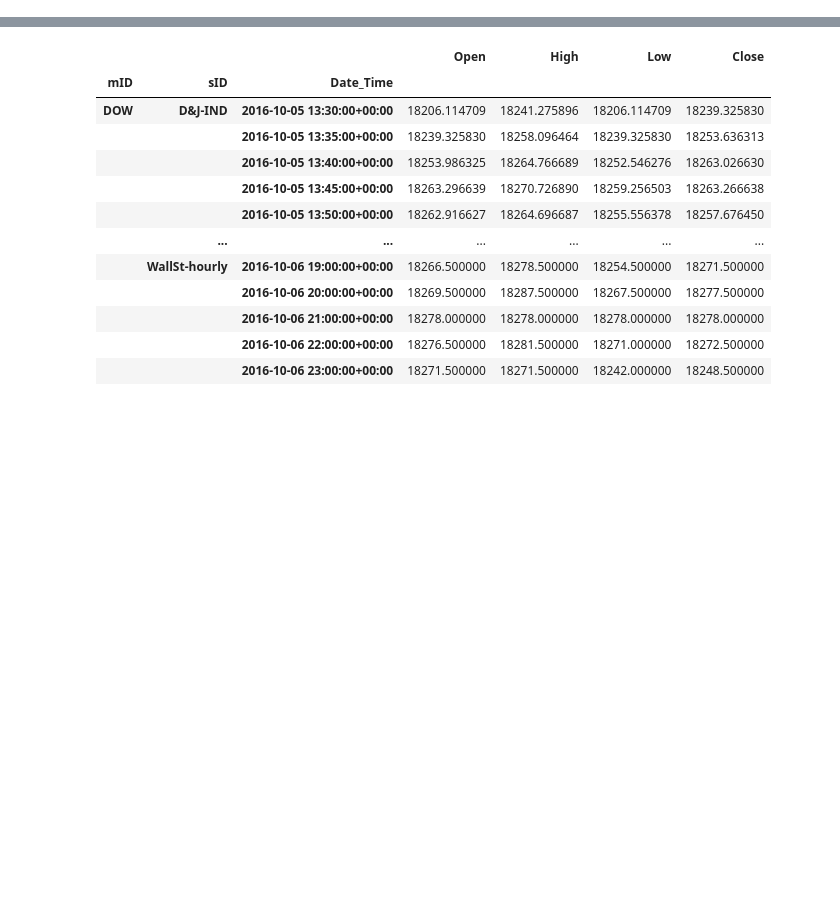
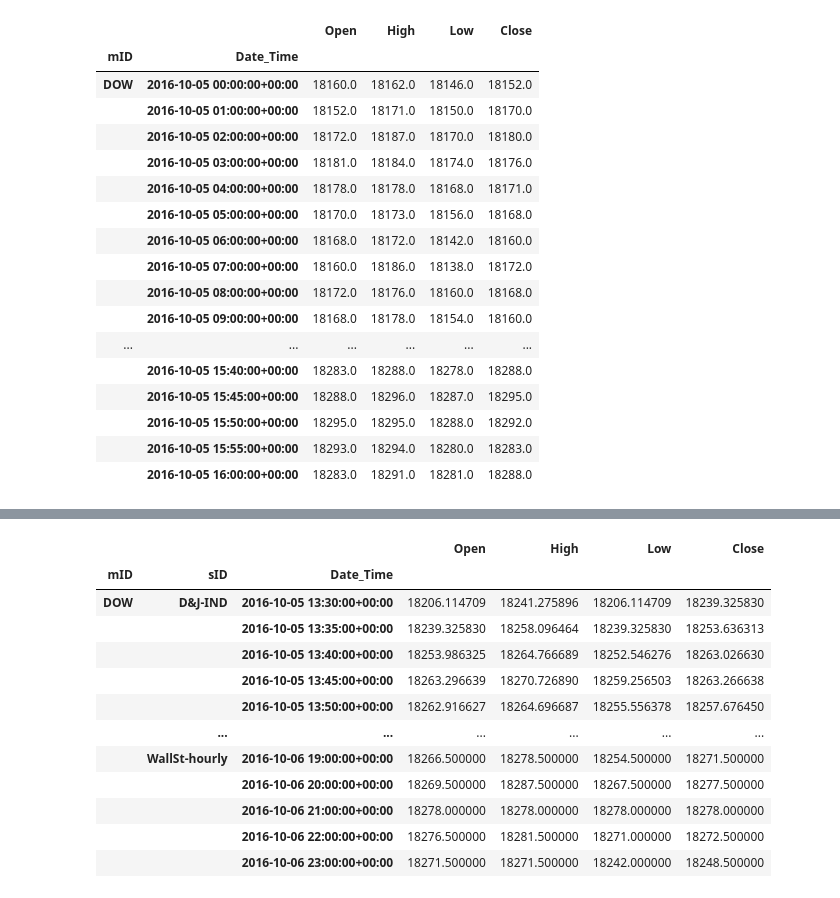
Before and after one commit to cwilko/marketinsights-price-aggregator, a Jupyter notebook: samples/Sandbox.ipynb, the cells around one changed output, grey strips where cells are left out. Cells and saved outputs as stored; diff of their text form; code cells hidden in the pictures; blank space fills up the shorter version.

```diff
--- a/samples/Sandbox.ipynb
+++ b/samples/Sandbox.ipynb
@@ -45,0 +45,21 @@ from quantutils.api.datasource import MIDataStoreRemote
+# %%
+MDSData.round()
+# %% [output]
+|  |  | Open | High | Low | Close |
+| mID | Date_Time |  |  |  |  |
+| DOW | 2016-10-05 00:00:00+00:00 | 18160.0 | 18162.0 | 18146.0 | 18152.0 |
+|  | 2016-10-05 01:00:00+00:00 | 18152.0 | 18171.0 | 18150.0 | 18170.0 |
+|  | 2016-10-05 02:00:00+00:00 | 18172.0 | 18187.0 | 18170.0 | 18180.0 |
+|  | 2016-10-05 03:00:00+00:00 | 18181.0 | 18184.0 | 18174.0 | 18176.0 |
+|  | 2016-10-05 04:00:00+00:00 | 18178.0 | 18178.0 | 18168.0 | 18171.0 |
+|  | 2016-10-05 05:00:00+00:00 | 18170.0 | 18173.0 | 18156.0 | 18168.0 |
+|  | 2016-10-05 06:00:00+00:00 | 18168.0 | 18172.0 | 18142.0 | 18160.0 |
+|  | 2016-10-05 07:00:00+00:00 | 18160.0 | 18186.0 | 18138.0 | 18172.0 |
+|  | 2016-10-05 08:00:00+00:00 | 18172.0 | 18176.0 | 18160.0 | 18168.0 |
+|  | 2016-10-05 09:00:00+00:00 | 18168.0 | 18178.0 | 18154.0 | 18160.0 |
+| ... | ... | ... | ... | ... | ... |
+|  | 2016-10-05 15:40:00+00:00 | 18283.0 | 18288.0 | 18278.0 | 18288.0 |
+|  | 2016-10-05 15:45:00+00:00 | 18288.0 | 18296.0 | 18287.0 | 18295.0 |
+|  | 2016-10-05 15:50:00+00:00 | 18295.0 | 18295.0 | 18288.0 | 18292.0 |
+|  | 2016-10-05 15:55:00+00:00 | 18293.0 | 18294.0 | 18280.0 | 18283.0 |
+|  | 2016-10-05 16:00:00+00:00 | 18283.0 | 18291.0 | 18281.0 | 18288.0 |
```
Also changed, not shown: parts of 12 cells of this notebook, 7 other files.
